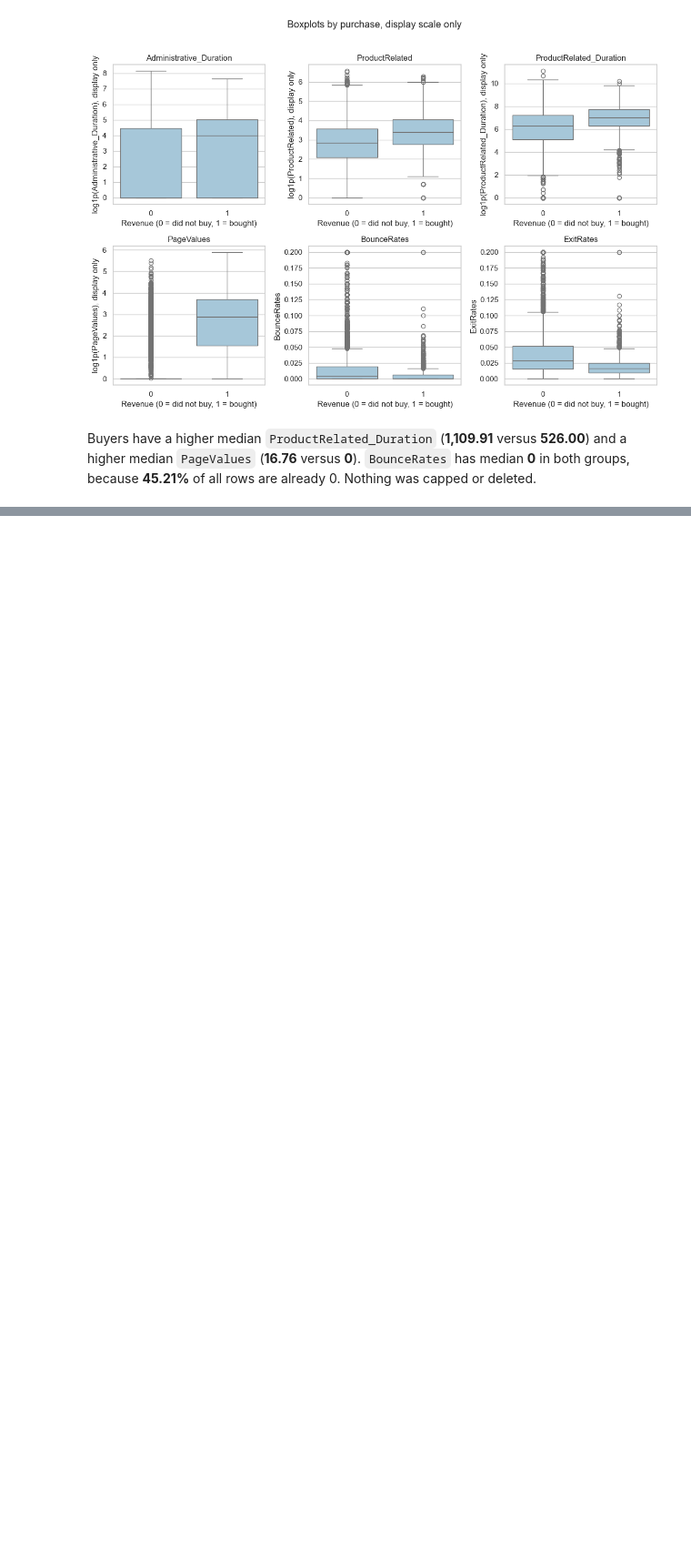
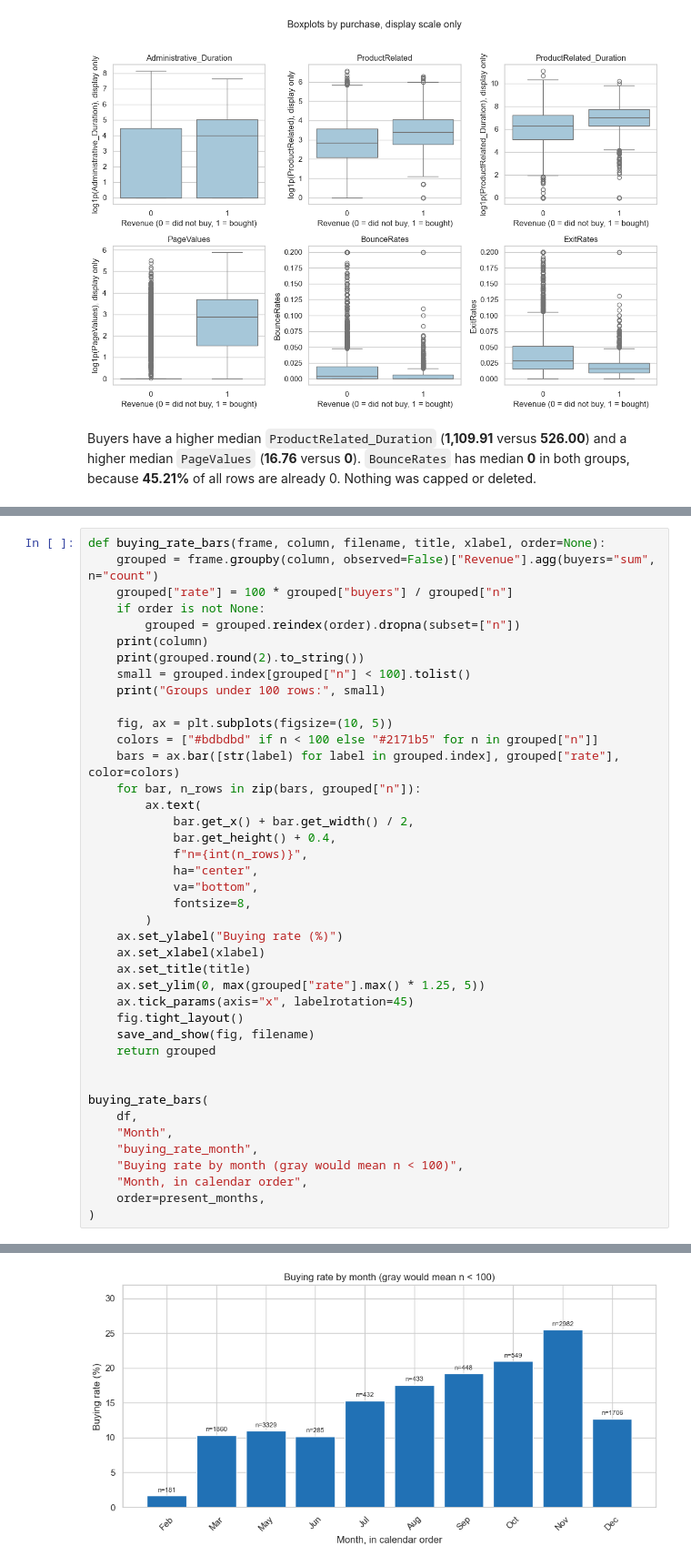
Before and after one commit to ghayasshahid/BuyerBehaviorPrediction, a Jupyter notebook: notebooks/02_eda.ipynb, the cells around one changed output, grey strips where cells are left out. Shown at 91% size. Cells and saved outputs as stored; diff of their text form; blank space fills up the shorter version.

```diff
--- a/notebooks/02_eda.ipynb
+++ b/notebooks/02_eda.ipynb
@@ -239,0 +304,42 @@ Buyers have a higher median `ProductRelated_Duration` (**1,109.91** versus **526
+# %%
+def buying_rate_bars(frame, column, filename, title, xlabel, order=None):
+    grouped = frame.groupby(column, observed=False)["Revenue"].agg(buyers="sum", n="count")
+    grouped["rate"] = 100 * grouped["buyers"] / grouped["n"]
+    if order is not None:
+        grouped = grouped.reindex(order).dropna(subset=["n"])
+    print(column)
+    print(grouped.round(2).to_string())
+    small = grouped.index[grouped["n"] < 100].tolist()
+    print("Groups under 100 rows:", small)
+
+    fig, ax = plt.subplots(figsize=(10, 5))
+    colors = ["#bdbdbd" if n < 100 else "#2171b5" for n in grouped["n"]]
+    bars = ax.bar([str(label) for label in grouped.index], grouped["rate"], color=colors)
+    for bar, n_rows in zip(bars, grouped["n"]):
+        ax.text(
+            bar.get_x() + bar.get_width() / 2,
+            bar.get_height() + 0.4,
+            f"n={int(n_rows)}",
+            ha="center",
+            va="bottom",
+            fontsize=8,
+        )
+    ax.set_ylabel("Buying rate (%)")
+    ax.set_xlabel(xlabel)
+    ax.set_title(title)
+    ax.set_ylim(0, max(grouped["rate"].max() * 1.25, 5))
+    ax.tick_params(axis="x", labelrotation=45)
+    fig.tight_layout()
+    save_and_show(fig, filename)
+    return grouped
+
+
+buying_rate_bars(
+    df,
+    "Month",
+    "buying_rate_month",
+    "Buying rate by month (gray would mean n < 100)",
+    "Month, in calendar order",
+    order=present_months,
+)
+# %% [output]
@@ -239,0 +361 @@ Buyers have a higher median `ProductRelated_Duration` (**1,109.91** versus **526
+[figure, added]
```
Also changed, not shown: parts of 9 cells of this notebook, 4 other files.
